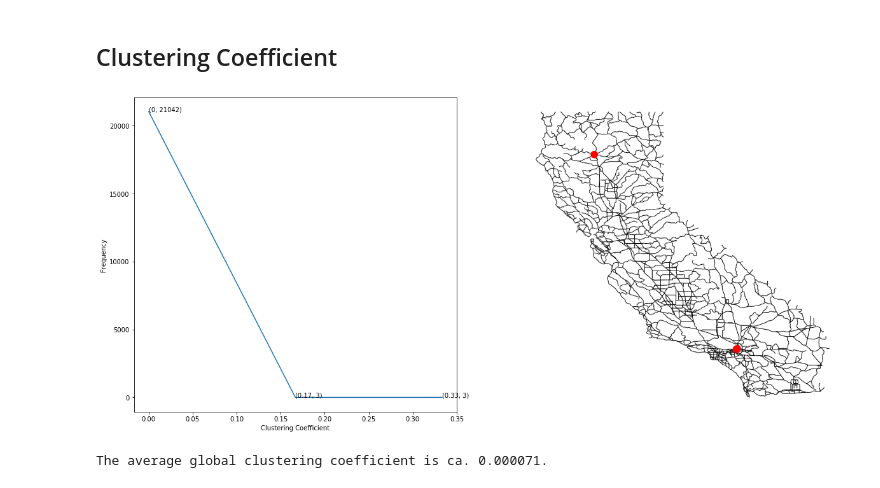
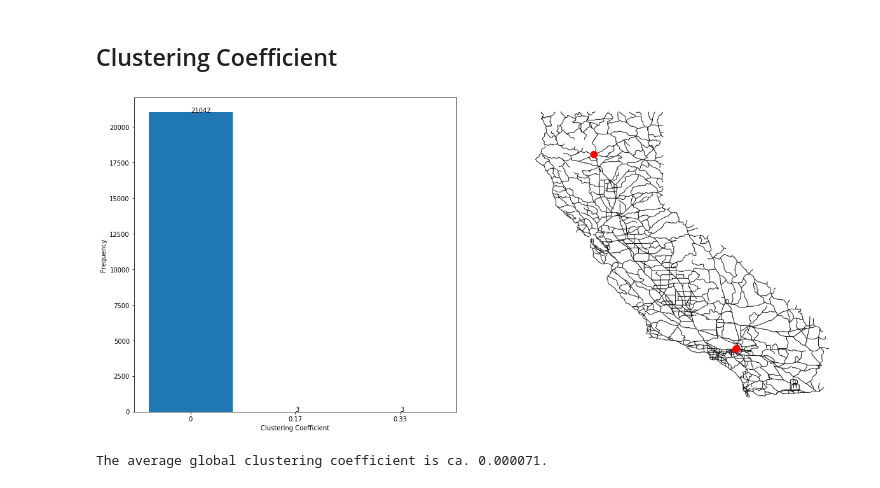
Before and after one commit to Jimmeeee/NA-project, a Jupyter notebook: notebooks/project.ipynb, the cells around one changed output. Saved outputs shown, nothing was run; the diff lists cells and outputs as text; code cells hidden in the pictures.

```diff
--- a/notebooks/project.ipynb
+++ b/notebooks/project.ipynb
@@ -220,20 +220,23 @@ nx.draw(G, pos, node_size=sizes, node_color=degrees, cmap=plt.cm.Reds)
 # %%
 # local clustering coefficients -> distribution
 clustering = nx.clustering(G)
 x, y = get_distribution(list(clustering.values()))
+x_pos = list(range(len(x)))
+x = [round(i, 2) for i in x]
 
 plt.figure(figsize=(20, 20))
 plt.subplot(223)
-plt.plot(x, y)
+plt.bar(x_pos, y)
+plt.xticks(x_pos, x)
 plt.xlabel('Clustering Coefficient')
 plt.ylabel('Frequency')
-for i,j in zip(x,y):
-    plt.annotate(str((round(i, 2), j)),xy=(i,j))
+for i,j in zip(x_pos,y):
+    plt.annotate(str(j),xy=(i,j))
 
 plt.subplot(224)
 nx.draw(G, pos, node_size=[100 if c > 0 else 0.0 for c in clustering.values()], node_color='r')
 # %% [output]
-[figure, old version]
+[figure, new version]
 # %%
 # average global clustering coefficient
 avg_clustering = nx.average_clustering(G)
```
Also changed, not shown: parts of 9 cells of this notebook, 13 other files.
